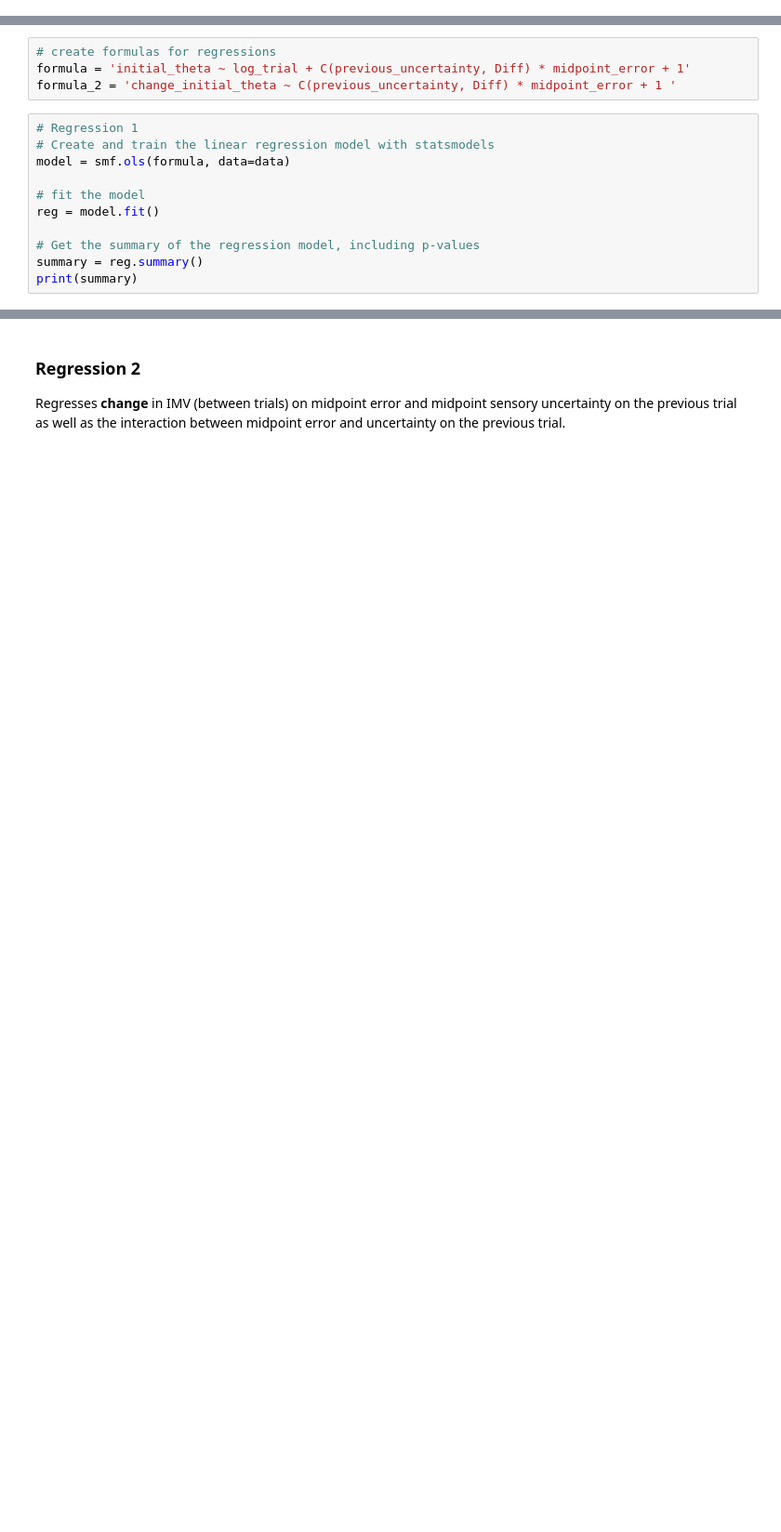
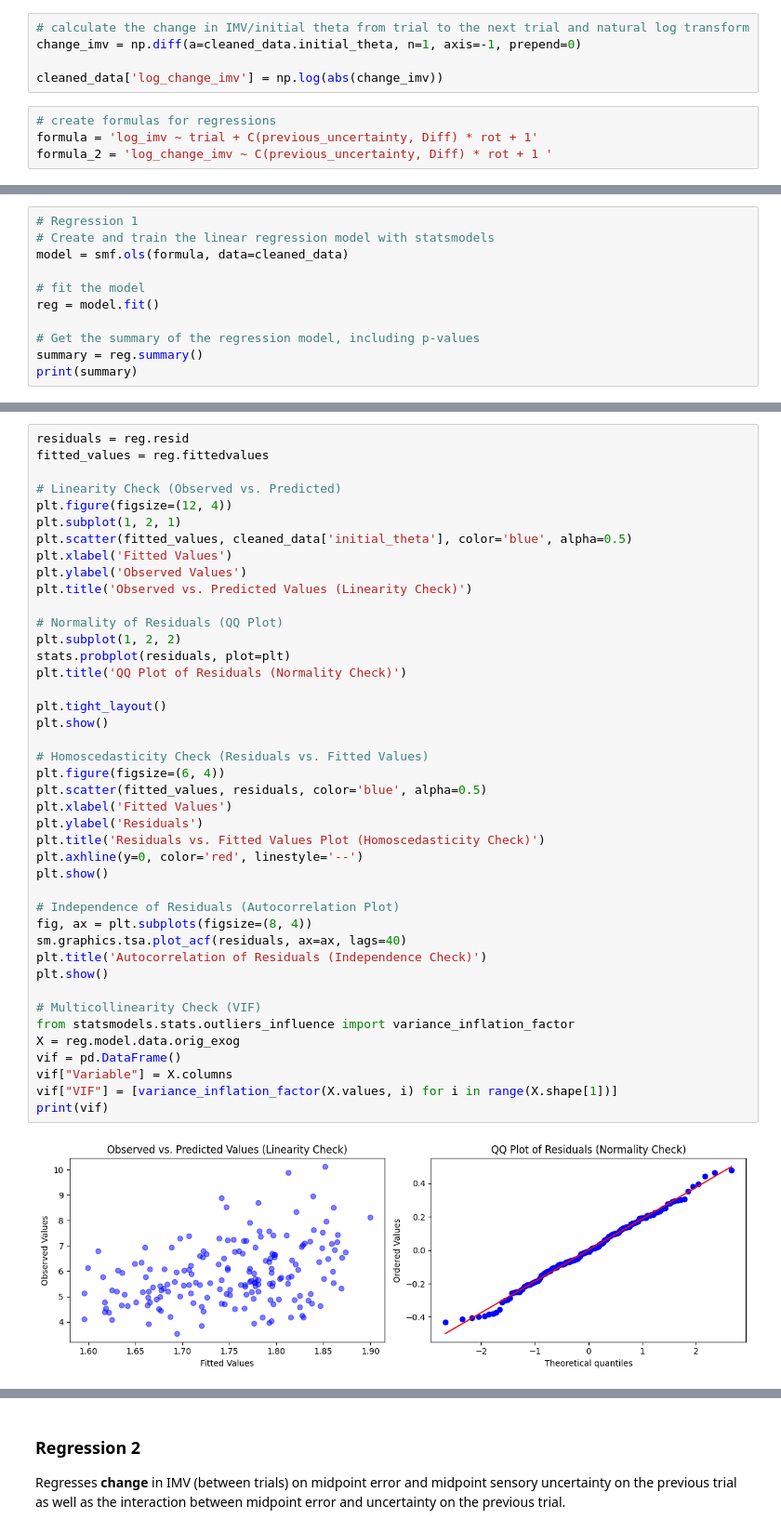
Before and after one commit to DhruvaDave8/mq_honours_2023_final, a Jupyter notebook: vma_general/dhruva/analysis/regression_analysis.ipynb, the cells around one changed output, grey strips where cells are left out. Shown at 93% size. Saved outputs shown, nothing was run; the diff lists cells and outputs as text; blank space fills up the shorter version.

Commit message:
Worked on errors in analysis

```diff
--- a/vma_general/dhruva/analysis/regression_analysis.ipynb
+++ b/vma_general/dhruva/analysis/regression_analysis.ipynb
@@ -9,2 +68,11 @@ import seaborn as sns
+# %%
+# calculate the change in IMV/initial theta from trial to the next trial and natural log transform
+change_imv = np.diff(a=cleaned_data.initial_theta, n=1, axis=-1, prepend=0)
+
+cleaned_data['log_change_imv'] = np.log(abs(change_imv))
+# %%
+# create formulas for regressions
+formula = 'log_imv ~ trial + C(previous_uncertainty, Diff) * rot + 1'
+formula_2 = 'log_change_imv ~ C(previous_uncertainty, Diff) * rot + 1 '
 # %% [markdown]
 ### Regression 1:
@@ -66,11 +80,7 @@ data
-# %%
-# create formulas for regressions
-formula = 'initial_theta ~ log_trial + C(previous_uncertainty, Diff) * midpoint_error + 1'
-formula_2 = 'change_initial_theta ~ C(previous_uncertainty, Diff) * midpoint_error + 1 '
 # %%
 # Regression 1
 # Create and train the linear regression model with statsmodels
-model = smf.ols(formula, data=data)
+model = smf.ols(formula, data=cleaned_data)
 
 # fit the model
 reg = model.fit()
@@ -98,0 +131,44 @@ Notes:
+# %%
+residuals = reg.resid
+fitted_values = reg.fittedvalues
+
+# Linearity Check (Observed vs. Predicted)
+plt.figure(figsize=(12, 4))
+plt.subplot(1, 2, 1)
+plt.scatter(fitted_values, cleaned_data['initial_theta'], color='blue', alpha=0.5)
+plt.xlabel('Fitted Values')
+plt.ylabel('Observed Values')
+plt.title('Observed vs. Predicted Values (Linearity Check)')
+
+# Normality of Residuals (QQ Plot)
+plt.subplot(1, 2, 2)
+stats.probplot(residuals, plot=plt)
+plt.title('QQ Plot of Residuals (Normality Check)')
+
+plt.tight_layout()
+plt.show()
+
+# Homoscedasticity Check (Residuals vs. Fitted Values)
+plt.figure(figsize=(6, 4))
+plt.scatter(fitted_values, residuals, color='blue', alpha=0.5)
+plt.xlabel('Fitted Values')
+plt.ylabel('Residuals')
+plt.title('Residuals vs. Fitted Values Plot (Homoscedasticity Check)')
+plt.axhline(y=0, color='red', linestyle='--')
+plt.show()
+
+# Independence of Residuals (Autocorrelation Plot)
+fig, ax = plt.subplots(figsize=(8, 4))
+sm.graphics.tsa.plot_acf(residuals, ax=ax, lags=40)
+plt.title('Autocorrelation of Residuals (Independence Check)')
+plt.show()
+
+# Multicollinearity Check (VIF)
+from statsmodels.stats.outliers_influence import variance_inflation_factor
+X = reg.model.data.orig_exog
+vif = pd.DataFrame()
+vif["Variable"] = X.columns
+vif["VIF"] = [variance_inflation_factor(X.values, i) for i in range(X.shape[1])]
+print(vif)
+# %% [output]
+[figure, added]
```
Also changed, not shown: parts of 21 cells of this notebook, 9 other files.
